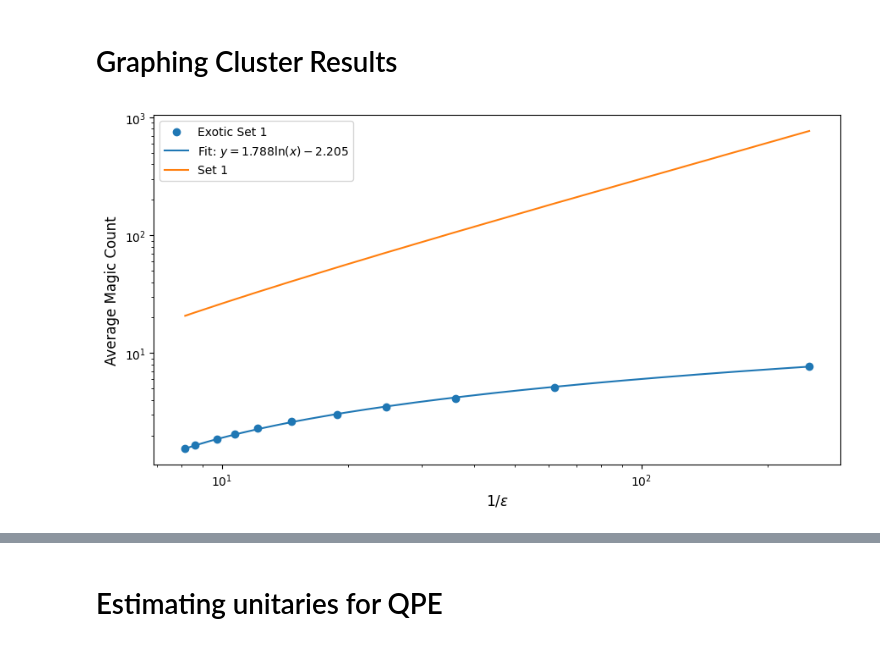
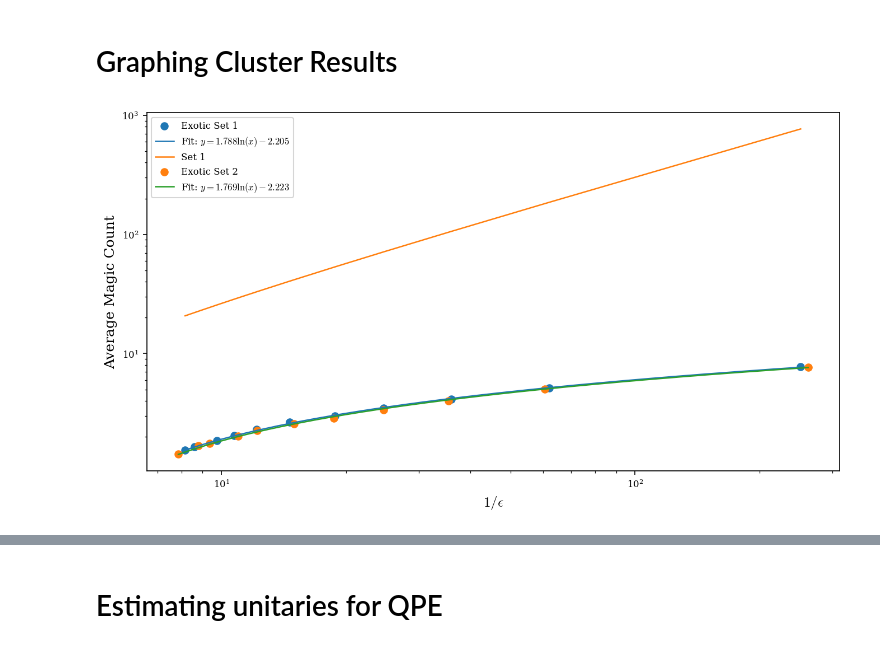
Before and after one commit to Sal7ySalt/Smallest-MSD-Protocol, a Jupyter notebook: gate_synthesis/algorithm.ipynb, the cells around one changed output, grey strips where cells are left out. Drawn from its saved outputs; the diff is of its cells as text; code cells hidden in the pictures.

Commit message:
Updated graphs. Made 2Q multiple distillation rounds plots

```diff
--- a/gate_synthesis/algorithm.ipynb
+++ b/gate_synthesis/algorithm.ipynb
@@ -179,35 +195,47 @@ plt.show()
 # %% [markdown]
 # Graphing Cluster Results
 # %%
-data = np.load("xy_data.npz")
-epsilon_list = data["epsilon_list"]
-y_axis = data["y_axis"]
-x_axis = data["x_axis"]
+data1 = np.load("xy_data_exotic_set1.npz")
+data2 = np.load("xy_data_exotic_set2.npz")
+
+epsilon_list1 = data1["epsilon_list"]
+y_axis1 = data1["y_axis"]
+x_axis1 = data1["x_axis"]
+
+epsilon_list2 = data2["epsilon_list"]
+y_axis2 = data2["y_axis"]
+x_axis2 = data2["x_axis"]
 # %%
 # define a model
 def log_model(x, a, b):
     return a * np.log(x) + b
 
 # fit the model
-params, covariance = curve_fit(log_model, x_axis, y_axis)
-a, b = params
+params1, covariance1 = curve_fit(log_model, x_axis1, y_axis1)
+a1, b1 = params1
+params2, covariance2 = curve_fit(log_model, x_axis2, y_axis2)
+a2, b2 = params2
 
 # smooth x-values for drawing the fitted curve
-x_fit = np.linspace(np.asarray(x_axis).min(), np.asarray(x_axis).max(), 400)
-y_fit = log_model(x_fit, a, b)
+x_fit1 = np.linspace(np.asarray(x_axis1).min(), np.asarray(x_axis1).max(), 400)
+y_fit1 = log_model(x_fit1, a1, b1)
+x_fit2 = np.linspace(np.asarray(x_axis2).min(), np.asarray(x_axis2).max(), 400)
+y_fit2 = log_model(x_fit2, a2, b2)
 # %%
 plt.figure(figsize=(9, 5))
 
-plt.scatter(x_axis, y_axis, label='Exotic Set 1')
-plt.plot(x_fit, y_fit, label=fr'Fit: $y={a:.3f}\ln(x){b:.3f}$')
-plt.plot(x_axis, [3.067*x - 4.322 for x in x_axis], label='Set 1')
+plt.scatter(x_axis1, y_axis1, label='Exotic Set 1')
+plt.plot(x_fit1, y_fit1, label=fr'Fit: $y={a1:.3f}\ln(x){b1:.3f}$')
+plt.plot(x_axis1, [3.067*x - 4.322 for x in x_axis1], label='Set 1')
+plt.scatter(x_axis2, y_axis2, label='Exotic Set 2')
+plt.plot(x_fit2, y_fit2, label=fr'Fit: $y={a2:.3f}\ln(x){b2:.3f}$')
 
 plt.xlabel(r"$1/\epsilon$", fontsize=12)
 plt.ylabel("Average Magic Count", fontsize=12)
 plt.yscale('log')
 plt.xscale('log')
 plt.tight_layout()
 plt.legend()
 plt.show()
 # %% [output]
-[figure, old version]
+[figure, new version]
```
Also changed, not shown: parts of 7 cells of this notebook, 16 other files.
